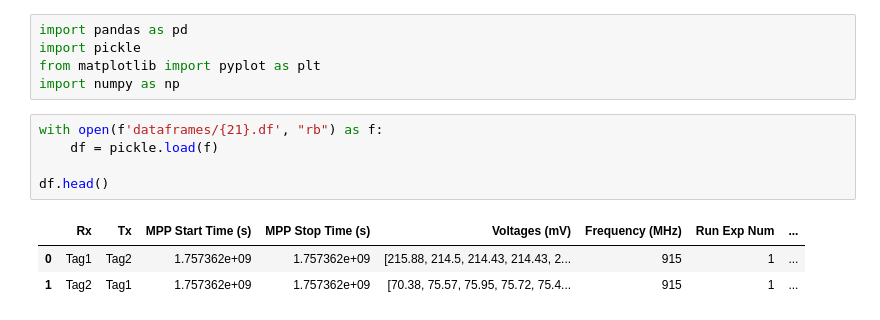
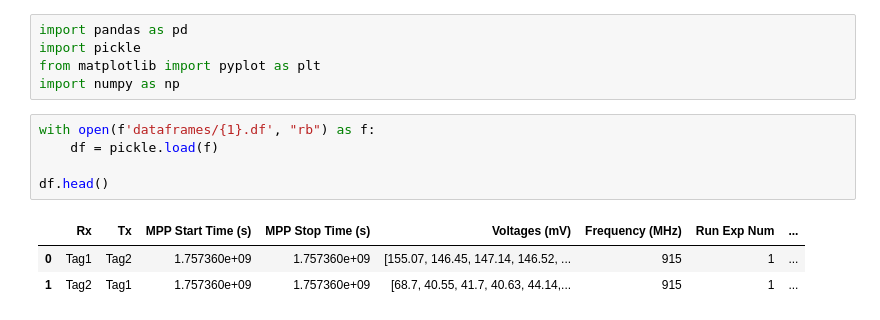
Before and after one commit to manavjeetsingh/RFImaging, a Jupyter notebook: OCS_bladerf/About20cm/qualityCheck.ipynb, the cells around one changed output. Saved outputs shown, nothing was run; the diff lists cells and outputs as text.

```diff
--- a/OCS_bladerf/About20cm/qualityCheck.ipynb
+++ b/OCS_bladerf/About20cm/qualityCheck.ipynb
@@ -4,14 +4,14 @@ import pickle
 from matplotlib import pyplot as plt
 import numpy as np
 # %%
-with open(f'dataframes/{21}.df', "rb") as f:
+with open(f'dataframes/{1}.df', "rb") as f:
     df = pickle.load(f)
 
 df.head()
 # %% [output]
 |  | Rx | Tx | MPP Start Time (s) | MPP Stop Time (s) | Voltages (mV) | Frequency (MHz) | Run Exp Num | ... |
-| 0 | Tag1 | Tag2 | 1.757362e+09 | 1.757362e+09 | [215.88, 214.5, 214.43, 214.43, 2... | 915 | 1 | ... |
-| 1 | Tag2 | Tag1 | 1.757362e+09 | 1.757362e+09 | [70.38, 75.57, 75.95, 75.72, 75.4... | 915 | 1 | ... |
+| 0 | Tag1 | Tag2 | 1.757360e+09 | 1.757360e+09 | [155.07, 146.45, 147.14, 146.52, ... | 915 | 1 | ... |
+| 1 | Tag2 | Tag1 | 1.757360e+09 | 1.757360e+09 | [68.7, 40.55, 41.7, 40.63, 44.14,... | 915 | 1 | ... |
 # %%
 
 time_per_phase = 10/1000  # s
```
Also changed, not shown: parts of 2 cells of this notebook, 48 other files.
